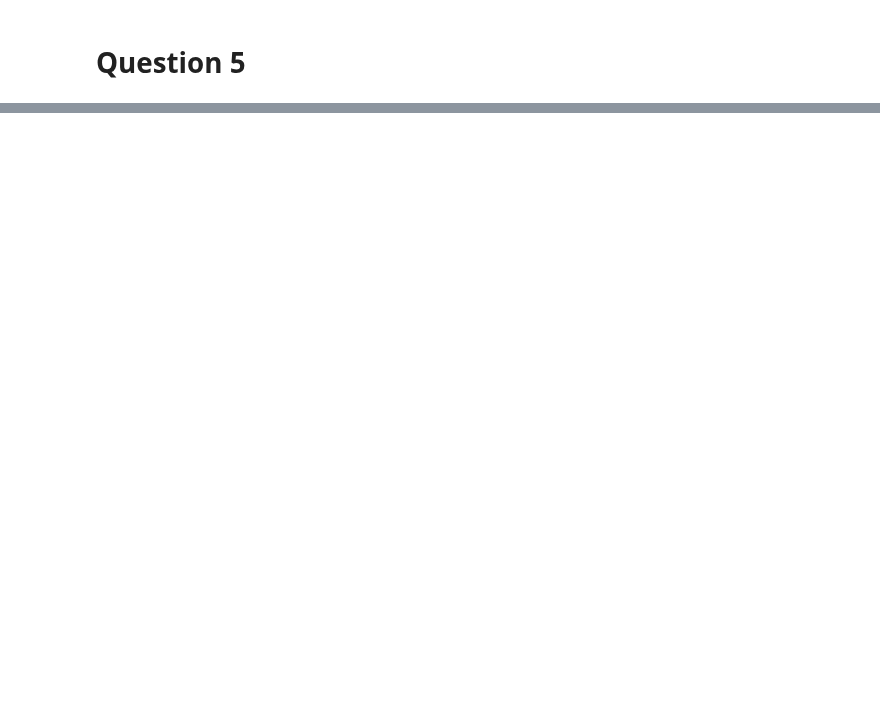
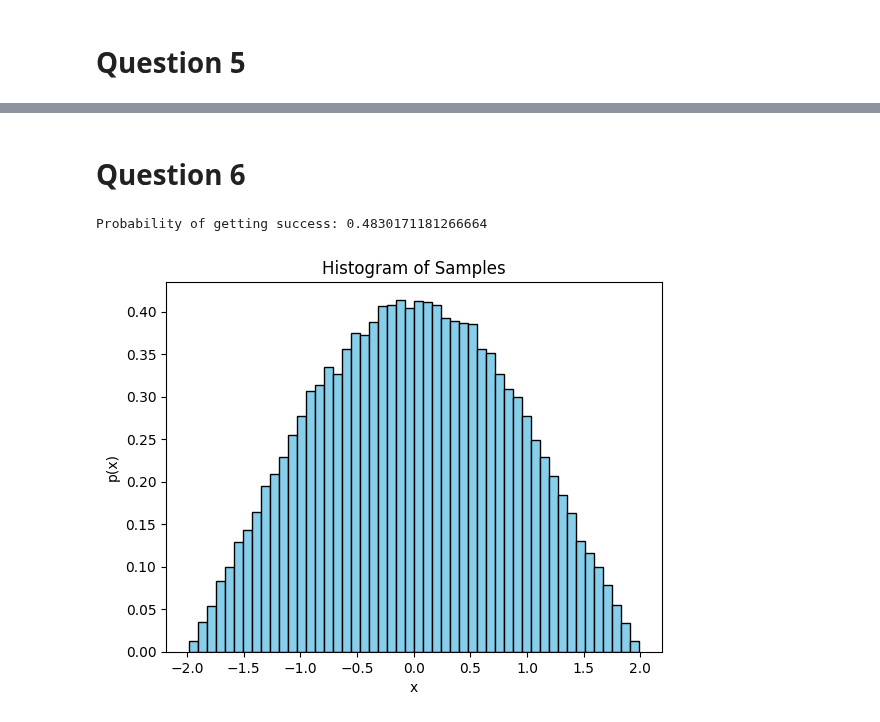
Before and after one commit to chandan-kumarsahu/P452-Computational-Physics, a Jupyter notebook: Endsem/Endsem.ipynb, the cells around one changed output, grey strips where cells are left out. Saved outputs shown, nothing was run; the diff lists cells and outputs as text; code cells hidden in the pictures; blank space fills up the shorter version.

```diff
--- a/Endsem/Endsem.ipynb
+++ b/Endsem/Endsem.ipynb
@@ -19,0 +170,35 @@ from Chandan_Library_Endsem import *
+# %% [markdown]
+# Question 6
+# %%
+a = 2
+N = 100000
+
+# Target distribution
+def p(x):
+	return 0.5 * (a**2 - x**2) if abs(x) < a else 0
+
+# Generate samples
+samples = []
+num_rejected = 0
+while len(samples) < N:
+	# sample from Gaussian distribution
+	x = np.random.normal(0, a)
+	# uniform random number
+	u = np.random.uniform(0, 0.5 * a**2)
+	if u < p(x):
+		samples.append(x)
+	else:
+		num_rejected += 1
+
+# Print success probability
+print(f"Probability of getting success: {N / (N + num_rejected)}")
+
+# Plot histogram of samples
+plt.hist(samples, bins=50, density=True, color='skyblue', edgecolor='black')
+plt.xlabel('x')
+plt.ylabel('p(x)')
+plt.title('Histogram of Samples')
+plt.show()
+# %% [output]
+Probability of getting success: 0.4830171181266664
+[figure, added]
```
Also changed, not shown: parts of 8 cells of this notebook, 6 other files.
